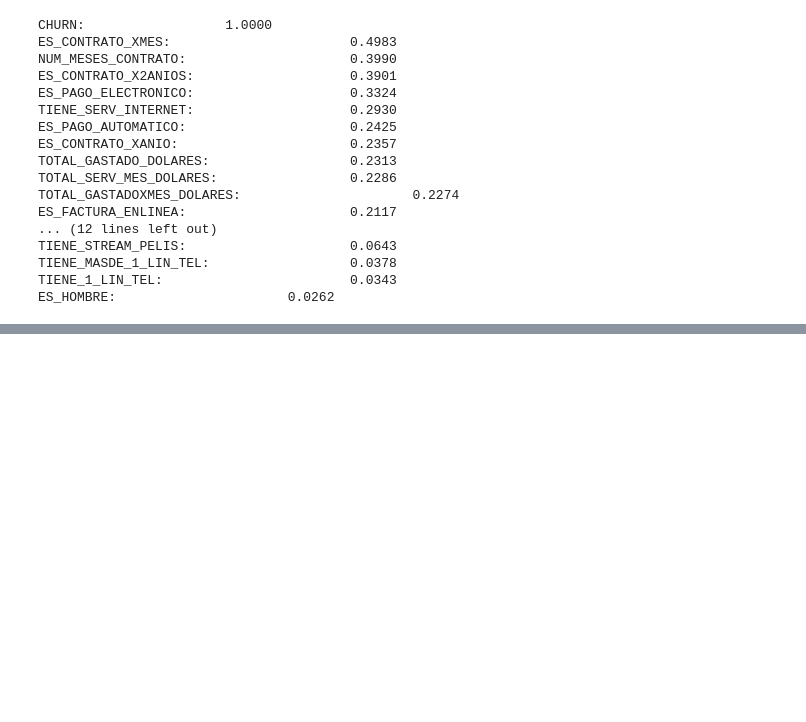
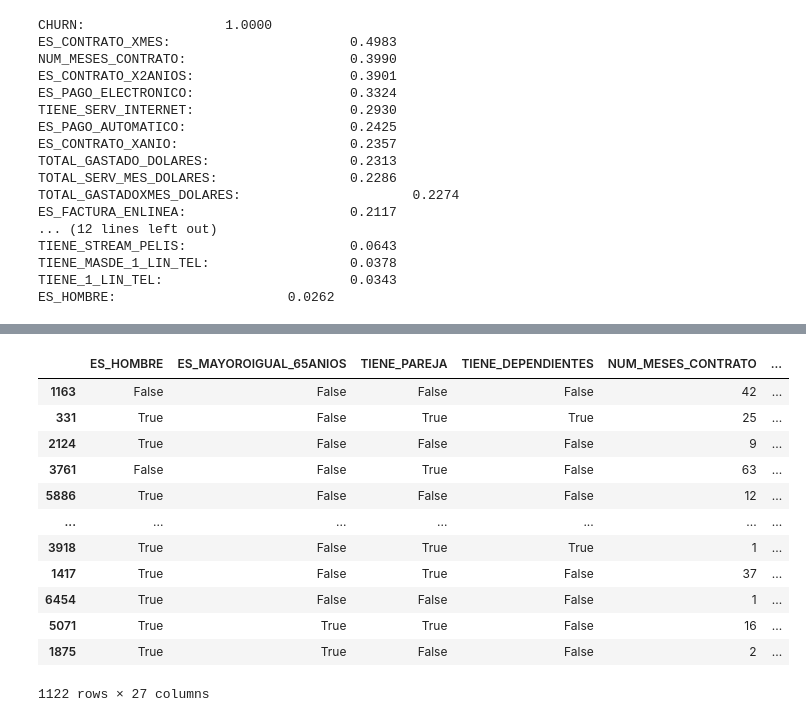
Before and after one commit to Nelly5469/challenge2-data-science-LATAM, a Jupyter notebook: TelecomX_ML_Parte2.ipynb, the cells around one changed output, grey strips where cells are left out. Drawn from its saved outputs; the diff is of its cells as text; code cells hidden in the pictures; blank space fills up the shorter version.

```diff
--- a/TelecomX_ML_Parte2.ipynb
+++ b/TelecomX_ML_Parte2.ipynb
@@ -233,0 +267,16 @@ X_train, X_test, y_train, y_test = train_test_split(X, y, test_size=0.33, random
+# %%
+X_test
+# %% [output]
+|  | ES_HOMBRE | ES_MAYOROIGUAL_65ANIOS | TIENE_PAREJA | TIENE_DEPENDIENTES | NUM_MESES_CONTRATO | ... |
+| 1163 | False | False | False | False | 42 | ... |
+| 331 | True | False | True | True | 25 | ... |
+| 2124 | True | False | False | False | 9 | ... |
+| 3761 | False | False | True | False | 63 | ... |
+| 5886 | True | False | False | False | 12 | ... |
+| ... | ... | ... | ... | ... | ... | ... |
+| 3918 | True | False | True | True | 1 | ... |
+| 1417 | True | False | True | False | 37 | ... |
+| 6454 | True | False | False | False | 1 | ... |
+| 5071 | True | True | True | False | 16 | ... |
+| 1875 | True | True | False | False | 2 | ... |
+1122 rows × 27 columns
```
Also changed, not shown: parts of 4 cells of this notebook.
